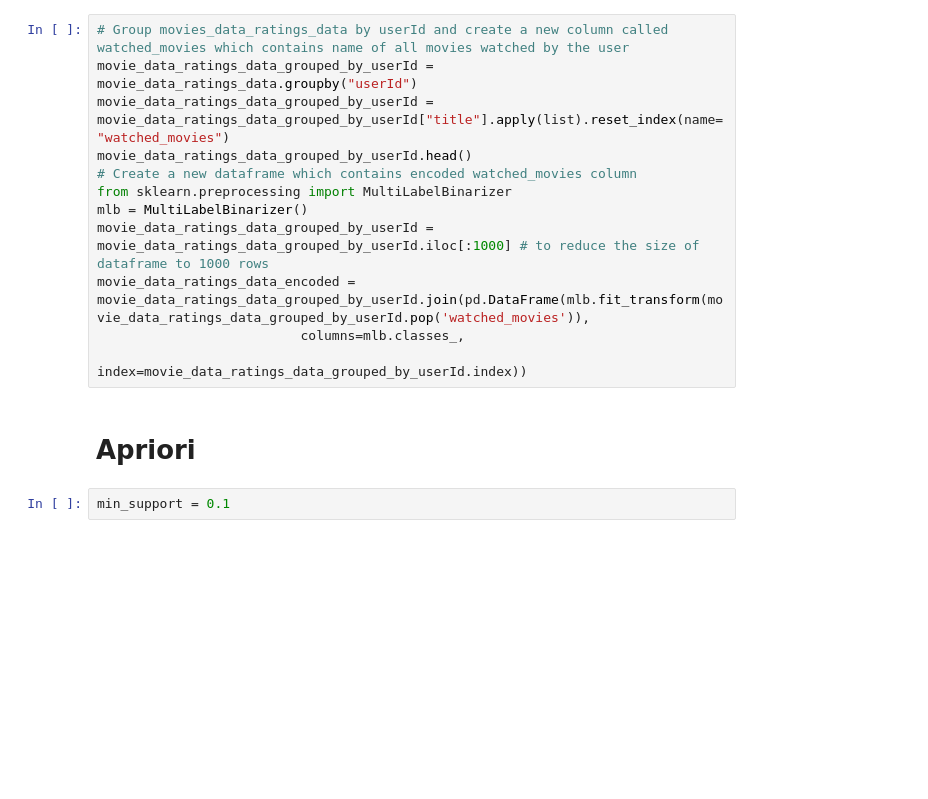
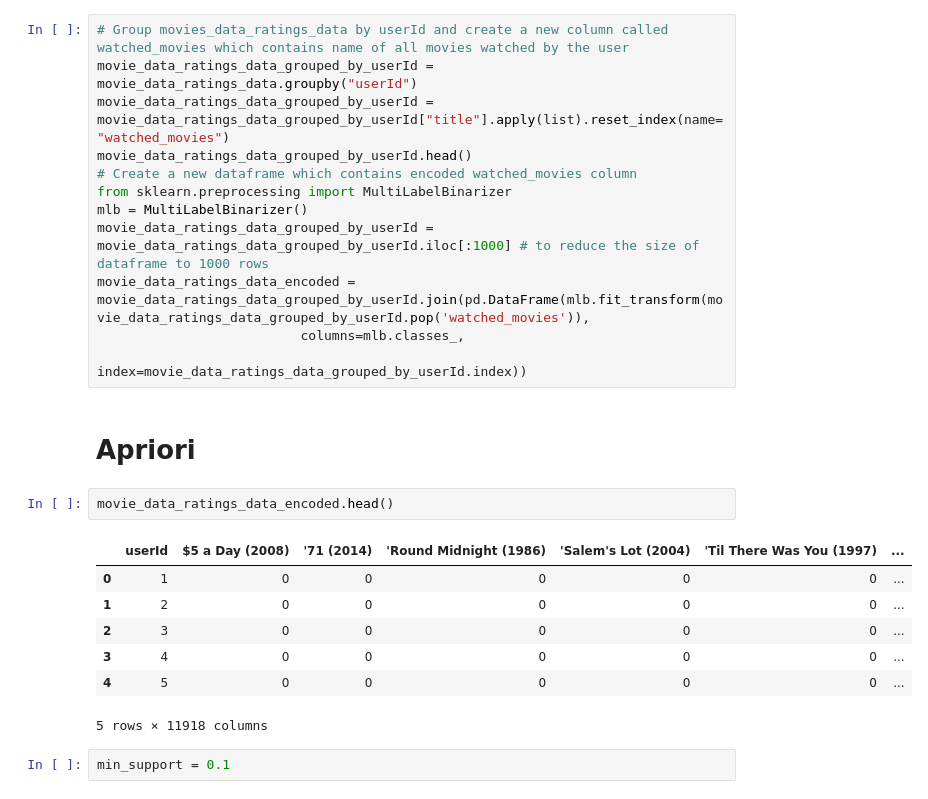
Before and after one commit to mustafabayrak0/Movie-Recommendation-System, a Jupyter notebook: Apriori.ipynb, the cells around one changed output. Cells and saved outputs as stored; diff of their text form; blank space fills up the shorter version.

```diff
--- a/Apriori.ipynb
+++ b/Apriori.ipynb
@@ -28,6 +28,16 @@ movie_data_ratings_data_encoded = movie_data_ratings_data_grouped_by_userId.join
                           index=movie_data_ratings_data_grouped_by_userId.index))
 # %% [markdown]
 # Apriori
+# %%
+movie_data_ratings_data_encoded.head()
+# %% [output]
+|  | userId | $5 a Day (2008) | '71 (2014) | 'Round Midnight (1986) | 'Salem's Lot (2004) | 'Til There Was You (1997) | ... |
+| 0 | 1 | 0 | 0 | 0 | 0 | 0 | ... |
+| 1 | 2 | 0 | 0 | 0 | 0 | 0 | ... |
+| 2 | 3 | 0 | 0 | 0 | 0 | 0 | ... |
+| 3 | 4 | 0 | 0 | 0 | 0 | 0 | ... |
+| 4 | 5 | 0 | 0 | 0 | 0 | 0 | ... |
+5 rows × 11918 columns
 # %%
 min_support = 0.1
 # %%
```
Also changed, not shown: parts of 12 cells of this notebook, 6 other files.
